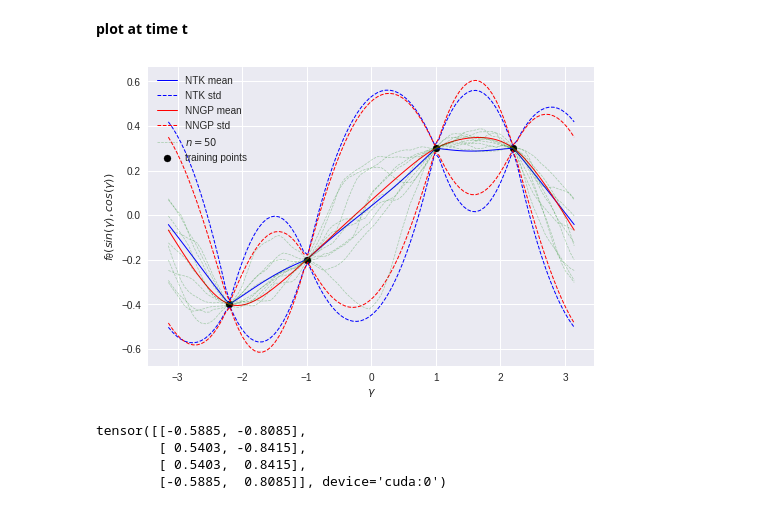
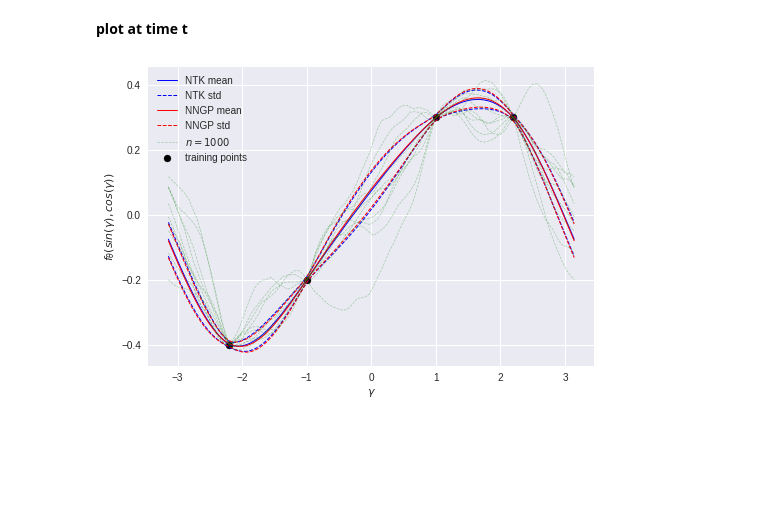
Before and after one commit to bobby-he/Neural_Tangent_Kernel, a Jupyter notebook: notebooks/anaytic_kernels.ipynb, the cells around one changed output. Cells and saved outputs as stored; diff of their text form; code cells hidden in the pictures; blank space fills up the shorter version.

```diff
--- a/notebooks/anaytic_kernels.ipynb
+++ b/notebooks/anaytic_kernels.ipynb
@@ -275,7 +275,7 @@ class DeepArcCosine(object):
         theta = torch.acos(cos_theta)
 
 
-        return (self.variance / np.pi) * (torch.sqrt(kxdiag[:,None] * kx2diag[None,:] - torch.mul(scaled_numerator,scaled_numerator) ) + (np.pi - theta) * scaled_numerator ) + self.bias_variance*torch.ones_like(K)
+        return 0.5*(self.variance / np.pi) * (torch.sqrt(kxdiag[:,None] * kx2diag[None,:] - torch.mul(scaled_numerator,scaled_numerator) ) + (np.pi - theta) * scaled_numerator ) + self.bias_variance*torch.ones_like(K)
 
     def NTK(self,X,X2=None):
 
@@ -315,7 +315,7 @@ class DeepArcCosine(object):
 
         cos_theta = scaled_numerator * norms_rec[:,None] *  norms2_rec[None,:]
         theta = torch.acos(cos_theta)
-        return K_new + self.variance * NTK * (1./np.pi)*(np.pi - theta)
+        return K_new + self.variance * NTK * (0.5/np.pi)*(np.pi - theta)
 
 
     def recurseKdiag(self, Kdiag):
@@ -325,7 +325,7 @@ class DeepArcCosine(object):
 import scipy
 # %%
 
-bias_variance = 0.1
+bias_variance = 0.1*0.1
 variance = 1
 num_hidden_layers = 4
 n_test = 100
@@ -348,7 +348,7 @@ if use_cuda:
   target_data = target_data.cuda()
 
 # test data
-gamma_vec = torch.tensor(numpy_test_gamma).double()
+gamma_vec = torch.tensor(numpy_gamma_vec).double()
 circle_points = circle_transform(gamma_vec).double()
 if use_cuda:
   circle_points = circle_points.cuda().double()
@@ -394,8 +394,7 @@ stdv = np.sqrt(s2)
 # %% [markdown]
 **neural network at time t**
 # %%
-
-t=400
+t=100
 eta=1
 #kernel = DeepArcCosine(input_dim = input_dim, num_steps = num_hidden_layers, variance=variance, bias_variance = bias_variance)
 
@@ -415,19 +414,15 @@ meanNTK_star = np.matmul(L_help.T, np.linalg.solve(L_NTK, Y_transf)).reshape((n_
 
 
 # variance
-Ks_transf = np.matmul(mat,K_s)
-K_transf = np.matmul(mat,L)
-NTK_transf = np.matmul(mat,NTK_s)
-L_help2 = np.linalg.solve(L_NTK, L) # Results in a (5, 50) matrix corresponding to L^{-1} K_s
+inv = np.linalg.inv(NTK)
+Temp = np.matmul(NTK_star,np.matmul(inv,mat))
 
-term1 = np.diag(K_ss)
+meanNTK_star = np.matmul(Temp,Y.cpu().numpy())
 
-term2 = np.diag(-2*np.matmul(L_help.T, np.linalg.solve(L_NTK, Ks_transf)))
+A = np.matmul(Temp,K_s)
+B = np.matmul(inv,np.matmul(mat,NTK_s))
 
-term31 = np.dot(L_help.T, np.linalg.solve(L_NTK, K_transf))
-term32 = np.dot(L_help2.T, np.linalg.solve(L_NTK, NTK_transf))
-
-s2 = term1+term2 +np.diag(np.matmul(term31,term32))
+s2 = np.diag(K_ss)-2*np.diag(A)+np.diag(np.matmul(Temp,np.matmul(K,B)))
 stdv_NTK = np.sqrt(s2)
 #s2 = np.diag(K_ss) - np.sum(Lk**2, axis=0)
 #stdv = np.sqrt(s2)
@@ -446,42 +441,34 @@ plt.plot(numpy_gamma_vec, mean_star, color='red',
 plt.plot(numpy_gamma_vec, mean_star+1.28*stdv, color='red',
            linestyle='--', alpha = 1,  label = 'NNGP std', linewidth = 1)
 plt.plot(numpy_gamma_vec, mean_star-1.28*stdv, color='red',
            linestyle='--', alpha = 1, linewidth = 1)
 
 gamma_data = torch.tensor(np.array([-2.2, -1, 1, 2.2]))
 target_data = torch.tensor(np.array([-0.4, -0.2, 0.3, 0.3])).float()
 input_data = circle_transform(gamma_data)
 if use_cuda:
   input_data = input_data.cuda()
   target_data = target_data.cuda()
 gamma_vec = torch.tensor(np.linspace(-np.pi, np.pi, 100))
 circle_points = circle_transform(gamma_vec)
 if use_cuda:
   circle_points = circle_points.cuda()
 
 for i in range(10):
- # 50 width
-  net = FourLayersNet(50)
+  net = FourLayersNet(1000)
   if use_cuda:
     net = net.cuda()
-  train_net(net, t, input_data, target_data.cuda())
+  train_net(net, 1000, input_data, target_data.cuda())
   output_vec = net(circle_points).cpu()
   plt.plot(gamma_vec.numpy(), output_vec.detach().numpy(), color='green',
-           linestyle='--', alpha = 0.3,  label = '$n=50$', linewidth = 0.7)
+           linestyle='--', alpha = 0.3,  label = '$n=1000$', linewidth = 0.7)
 
 
 plt.xlabel('$\gamma$')
 plt.ylabel('$f_{ \\theta}(sin(\gamma),cos(\gamma))$')
 handles, labels = plt.gca().get_legend_handles_labels()
 by_label = OrderedDict(zip(labels, handles))
 plt.legend(by_label.values(), by_label.keys(), loc = 'upper left')
 plt.show()
 # %% [output]
-[figure, old version]
+[figure, new version]
-# %%
-print(input_data)
-# %% [output]
-tensor([[-0.5885, -0.8085],
-        [ 0.5403, -0.8415],
-        [ 0.5403,  0.8415],
-        [-0.5885,  0.8085]], device='cuda:0')
```
Also changed, not shown: parts of 3 cells of this notebook.
